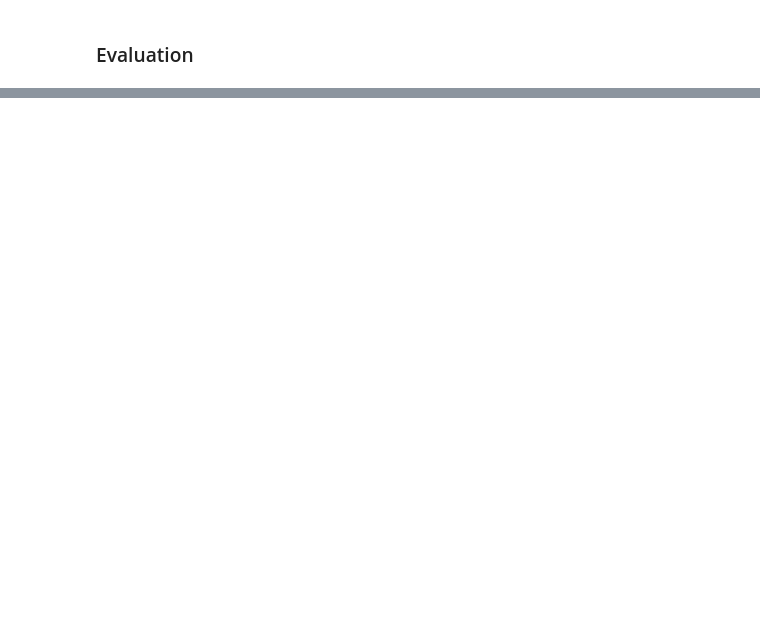
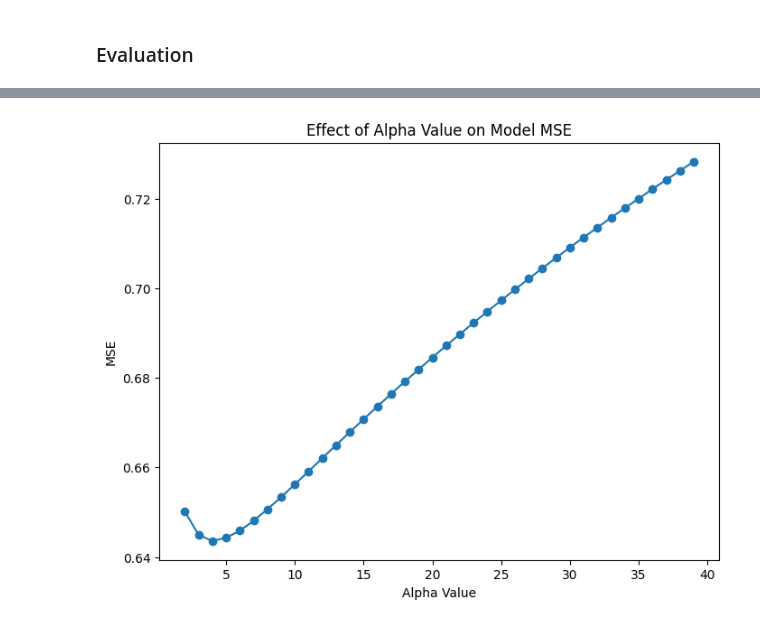
Before and after one commit to JudeRgamba/CSE-158R-Assignment-2, a Jupyter notebook: assignment2.ipynb, the cells around one changed output, grey strips where cells are left out. Cells and saved outputs as stored; diff of their text form; code cells hidden in the pictures; blank space fills up the shorter version.

```diff
--- a/assignment2.ipynb
+++ b/assignment2.ipynb
@@ -363,8 +362,8 @@ df_test["day"] = df_test["timestamp"].dt.day
 X_test = df_test[["name", "difficulty", "year", "month", "day", "dayofweek", "text"]]
 y_test = df_test["rating"]
 
-preds = model.predict(X_valid)
+preds = model.predict(X_test)
 preds = np.clip(preds, a_min=1, a_max=5)
-mse = mean_squared_error(y_valid, preds)
+mse = mean_squared_error(y_test, preds)
 print("MSE:", mse)
 # %% [output]
@@ -560,0 +628,15 @@ Best alpha is 4 with a valid mse of 0.6546055573943995
+# %%
+# tune alpha values
+
+x = np.array(sorted(scores.keys()))
+y = np.array([scores[k] for k in x])
+
+plt.figure(figsize=(8,6))
+plt.plot(x, y, marker='o')
+plt.xlabel('Alpha Value')
+plt.ylabel('MSE')
+plt.title('Effect of Alpha Value on Model MSE')
+
+plt.show()
+# %% [output]
+[figure, added]
```
Also changed, not shown: parts of 20 cells of this notebook.
